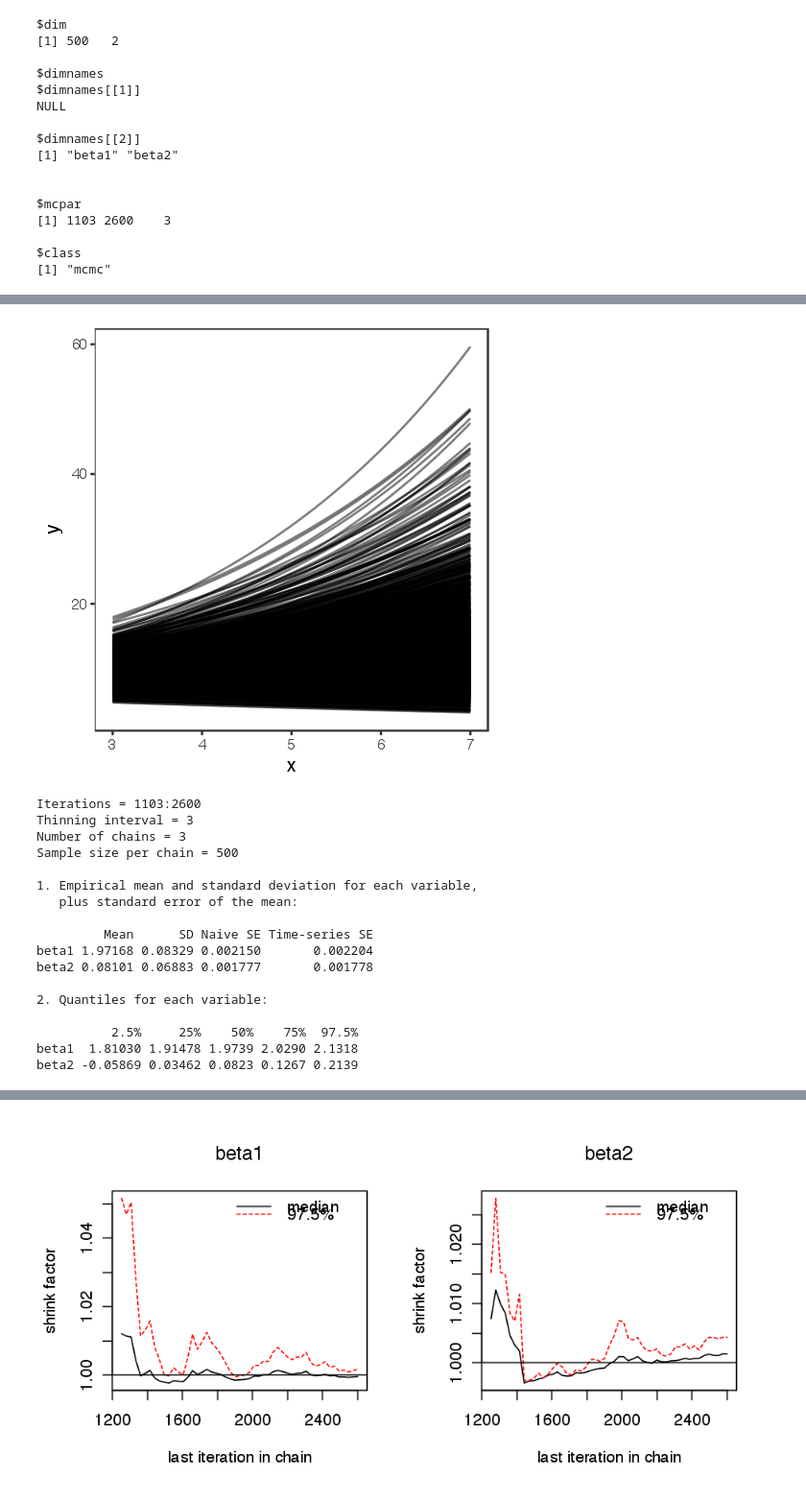
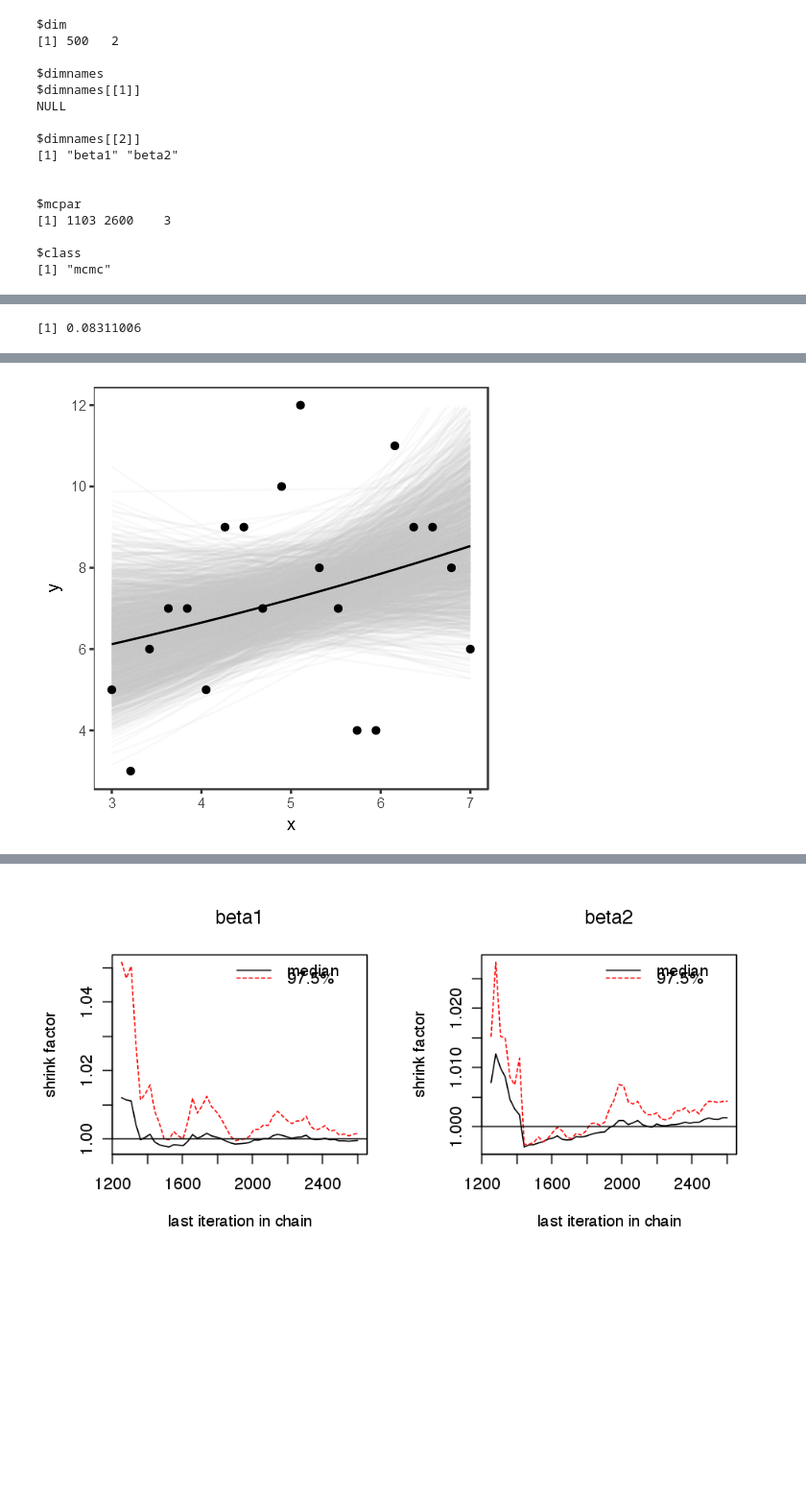
Before and after one commit to whatalnk/stat-model-intro, a Jupyter notebook: Chap09.ipynb, the cells around one changed output, grey strips where cells are left out. Shown at 96% size. Drawn from its saved outputs; the diff is of its cells as text; code cells hidden in the pictures; blank space fills up the shorter version.

```diff
--- a/Chap09.ipynb
+++ b/Chap09.ipynb
@@ -270,29 +274,6 @@ exp(1.5 + 0.1 * c(3:7))
+# %%
+summary(post.jags)$quantiles["beta2", "50%"]
+# %% [output]
+[1] 0.08311006
 # %%
 options(expressions = 50000)
-# %%
-ggplot() +
-    lambdas +
-#     scale_y_continuous(breaks = seq(4, 12, 2), limits = c(3, 12)) +
-    theme_bw() + theme(panel.grid = element_blank())
-# %% [output]
-[figure, removed]
-# %%
-summary(post.jags)
-# %% [output]
-Iterations = 1103:2600
-Thinning interval = 3
-Number of chains = 3
-Sample size per chain = 500
-
-1. Empirical mean and standard deviation for each variable,
-   plus standard error of the mean:
-
-         Mean      SD Naive SE Time-series SE
-beta1 1.97168 0.08329 0.002150       0.002204
-beta2 0.08101 0.06883 0.001777       0.001778
-
-2. Quantiles for each variable:
-
-          2.5%     25%    50%    75%  97.5%
-beta1  1.81030 1.91478 1.9739 2.0290 2.1318
-beta2 -0.05869 0.03462 0.0823 0.1267 0.2139
@@ -298,0 +291,14 @@ beta2 -0.05869 0.03462 0.0823 0.1267 0.2139
+# %%
+ggplot() +
+    lambdas +
+    theme_bw() + theme(panel.grid = element_blank()) +
+    geom_point(data = d, mapping = aes(x = x, y = y)) +
+    stat_function(data = data_frame(x = c(3, 7)),
+                         mapping = aes(x),
+                         geom = "line",
+                         fun = function(x){
+                             exp(summary(post.jags)$quantiles["beta1", "50%"] +
+                                 summary(post.jags)$quantiles["beta2", "50%"] * (x - mean(d$x)))},
+                         colour = "black") +
+    scale_y_continuous(breaks = seq(4, 12, 2), limits = c(3, 12))
+# %% [output]
@@ -298,0 +320 @@ beta2 -0.05869 0.03462 0.0823 0.1267 0.2139
+[figure, added]
```
Also changed, not shown: parts of 23 cells of this notebook, 3 other files.
